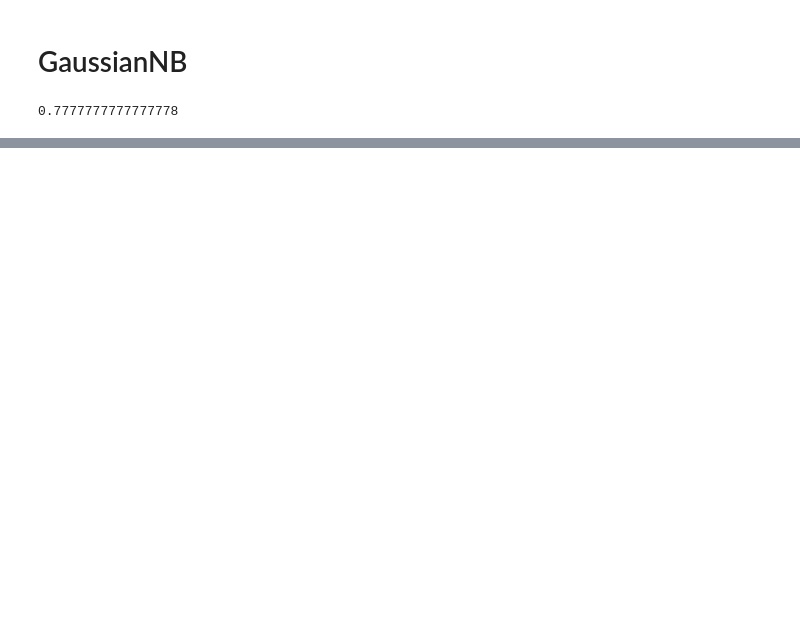
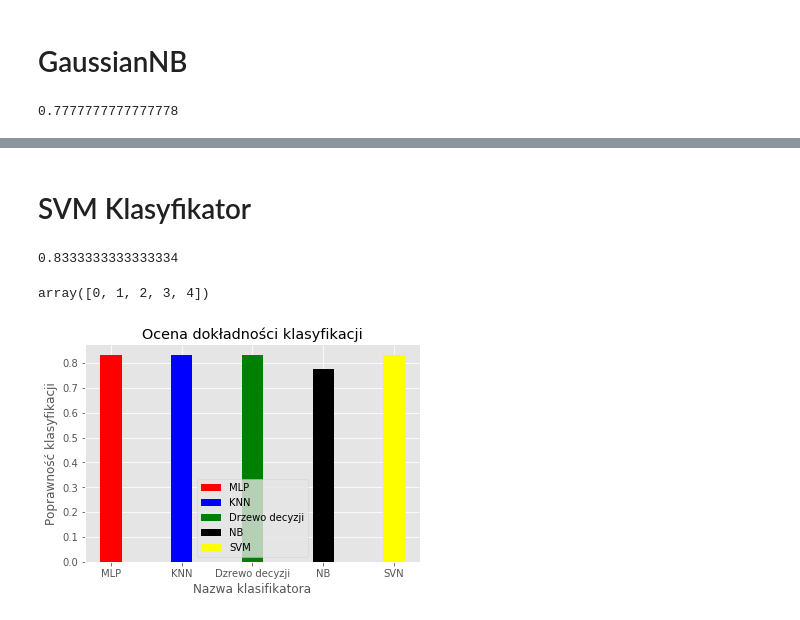
Before and after one commit to Khrystyna1/Classification_python, a Jupyter notebook: Classification_ImmunotherapyDataset.ipynb, the cells around one changed output, grey strips where cells are left out. Cells and saved outputs as stored; diff of their text form; code cells hidden in the pictures; blank space fills up the shorter version.

Commit message:
accuracy

```diff
--- a/Classification_ImmunotherapyDataset.ipynb
+++ b/Classification_ImmunotherapyDataset.ipynb
@@ -145,3 +138,4 @@ cm = confusion_matrix(y_test, dtree_predictions)
 # %%
-print(dtree_model.score(X_test, y_test))
+dd_accuracy = tree_model.score(X_test, y_test)
+print(dd_accuracy)
 # %% [output]
@@ -149,12 +143,11 @@ print(dtree_model.score(X_test, y_test))
 # %% [markdown]
 # GaussianNB
 # %%
-# from sklearn.naive_bayes import GaussianNB
 gnb = GaussianNB().fit(X_train, y_train)
 gnb_predictions = gnb.predict(X_test)
 
 # accuracy on X_test
-accuracyNB = gnb.score(X_test, y_test)
+NB_accuracy = gnb.score(X_test, y_test)
 
 # creating a confusion matrix
 cm = confusion_matrix(y_test, gnb_predictions)
@@ -169,0 +163,47 @@ array([1., 1., 1., 1., 1., 1., 1., 1., 1., 1., 0., 1., 1., 1., 1., 1., 1.,
+# %% [markdown]
+# SVM Klasyfikator
+# %%
+
+svm_model_linear = SVC(kernel = 'linear', C = 1).fit(X_train, y_train)
+svm_predictions = svm_model_linear.predict(X_test)
+
+# model accuracy for X_test
+svm_accuracy = svm_model_linear.score(X_test, y_test)
+
+# creating a confusion matrix
+cm = confusion_matrix(y_test, svm_predictions)
+# %%
+svm_accuracy
+# %% [output]
+0.8333333333333334
+# %%
+acc_mlp = [svm_accuracy, 0, 0, 0, 0]
+acc_knn = [0, knn_accuracy, 0, 0,0]
+acc_dd= [0, 0, dd_accuracy, 0, 0]
+acc_nb = [0, 0, 0, NB_accuracy, 0]
+acc_svm = [0, 0, 0, 0, mlp_accuracy]
+#
+lab = ['MLP','KNN','Dzrewo decyzji','NB','SVN']
+#lab = ['KNN']
+ypos = np.arange(len(lab))
+ypos
+#plt.hist([svm, knn, NB, mlp],bins = 3, rwidth =0.95,color=['green','blue', 'red', 'yellow'] , label = ['SVN','KNN', 'NB', 'MLP'],orientation ='horizontal')
+#plt.legend()
+#plt.show()
+# %% [output]
+array([0, 1, 2, 3, 4])
+# %%
+plt.xticks(ypos, lab)
+plt.ylabel("Poprawność klasyfikacji")
+plt.xlabel("Nazwa klasifikatora")
+plt.title("Ocena dokładności klasyfikacji")
+plt.bar(ypos, acc_mlp, width =0.3, label= "MLP", color ='red');
+plt.bar(ypos, acc_knn, width =0.3, label= "KNN", color ='blue');
+plt.bar(ypos, acc_dd, width =0.3, label= "Drzewo decyzji", color ='green');
+plt.bar(ypos, acc_nb, width =0.3, label= "NB", color ='black');
+plt.bar(ypos, acc_svm, width =0.3, label= "SVM", color ='yellow');
+
+plt.legend(handles=[line_up, line_down])
+plt.legend();
+# %% [output]
+[figure, added]
```
Also changed, not shown: parts of 19 cells of this notebook.
